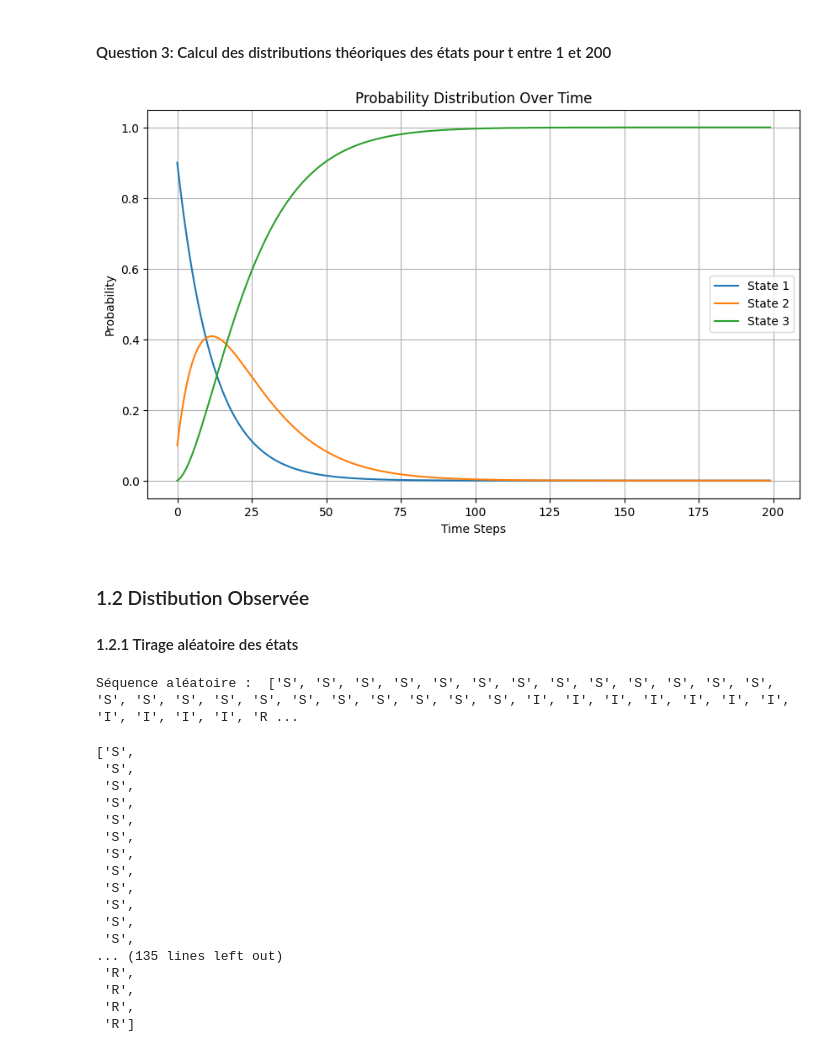
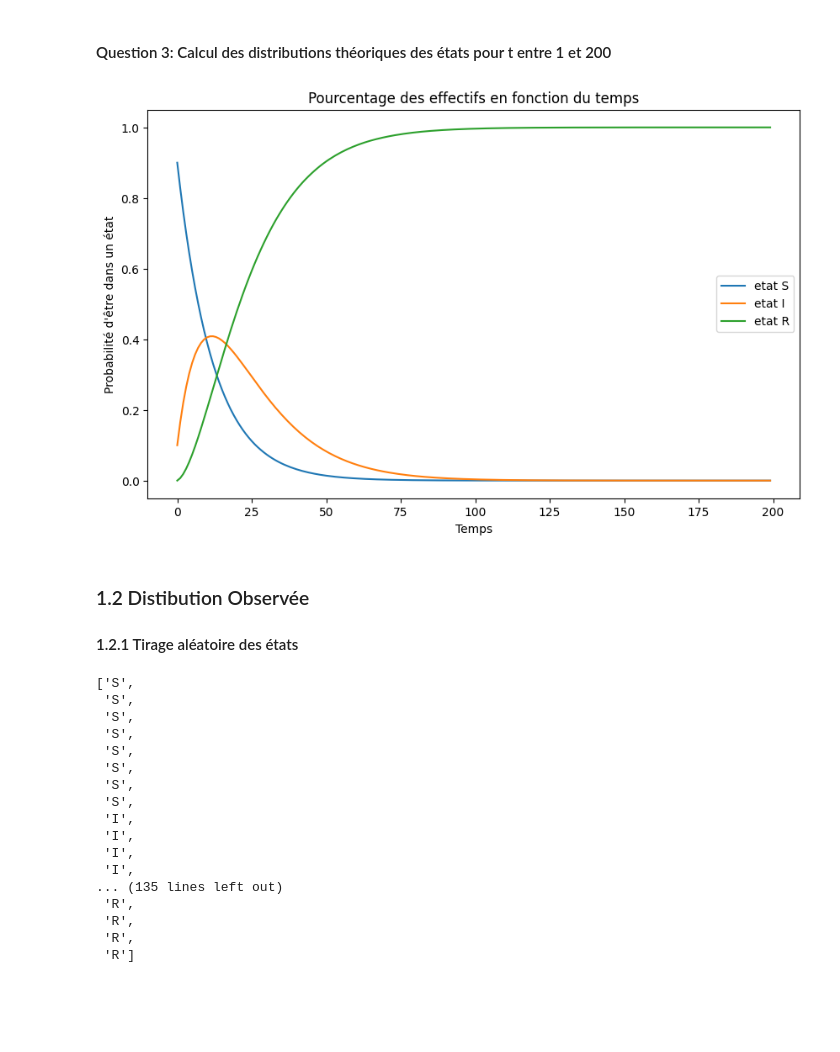
Before and after one commit to maelodie/markov, a Jupyter notebook: markov.ipynb, the cells around one changed output. Drawn from its saved outputs; the diff is of its cells as text; code cells hidden in the pictures; blank space fills up the shorter version.

```diff
--- a/markov.ipynb
+++ b/markov.ipynb
@@ -111,33 +112,32 @@ $   P(R_2) = P(R_2| I_1) * P(I_1) + P(R_2 | R_1) * P(R_1) = 0.07 * 0.165 + 0.007
 # %%
 def distribution_etat(A, vect_init):
     liste_distribution = []
     liste_distribution.append(np.array(vect_init))
 
     for i in range(1, 200):
         liste_distribution.append(np.dot(liste_distribution[i-1], A))
 
     return liste_distribution
 
 def affichage_distribution(liste_distribution) :
     #affichage (to review bc copier coller from chatgpt)
-    time_steps = np.arange(0, 200)
-
+    time_steps = np.arange(len(liste_distribution))
+    state_labels = ['etat S', 'etat I', 'etat R']
     plt.figure(figsize=(10, 6))
     for state_index in range(len(liste_distribution[0])):
         state_probabilities = [distribution[state_index] for distribution in liste_distribution]
-        plt.plot(time_steps, state_probabilities, label=f'State {state_index + 1}')
+        plt.plot(time_steps, state_probabilities, label=state_labels[state_index])
 
-    plt.title('Probability Distribution Over Time')
-    plt.xlabel('Time Steps')
-    plt.ylabel('Probability')
+    plt.title('Pourcentage des effectifs en fonction du temps')
+    plt.xlabel('Temps')
+    plt.ylabel("Probabilité d'être dans un état")
     plt.legend()
-    plt.grid(True)
     plt.show()
 
 liste_distribution = distribution_etat(A, pi0)
 affichage_distribution(liste_distribution)
 # %% [output]
-[figure, old version]
+[figure, new version]
 # %% [markdown]
 ### 1.2 Distibution Observée
 #### 1.2.1 Tirage aléatoire des états
@@ -153,26 +153,24 @@ def seq_alea_individu(T, pi0, transition) :
         current_state = res[i - 1]
         next_state = random.choices(states, weights=transition_weights[current_state], k=1)[0]
         res.append(next_state)
-    print("Séquence aléatoire : ", res)
     return res
 
 seq_alea_individu(150, pi0, A)
 # %% [output]
-Séquence aléatoire :  ['S', 'S', 'S', 'S', 'S', 'S', 'S', 'S', 'S', 'S', 'S', 'S', 'S', 'S', 'S', 'S', 'S', 'S', 'S', 'S', 'S', 'S', 'S', 'S', 'I', 'I', 'I', 'I', 'I', 'I', 'I', 'I', 'I', 'I', 'I', 'R ...
+['S',
+ 'S',
+ 'S',
+ 'S',
+ 'S',
+ 'S',
+ 'S',
+ 'S',
+ 'I',
+ 'I',
+ 'I',
+ 'I',
+... (135 lines left out)
+ 'R',
+ 'R',
+ 'R',
+ 'R']
-['S',
- 'S',
- 'S',
- 'S',
- 'S',
- 'S',
- 'S',
- 'S',
- 'S',
- 'S',
- 'S',
- 'S',
-... (135 lines left out)
- 'R',
- 'R',
- 'R',
- 'R']
```
Also changed, not shown: parts of 11 cells of this notebook, 1 other file.
